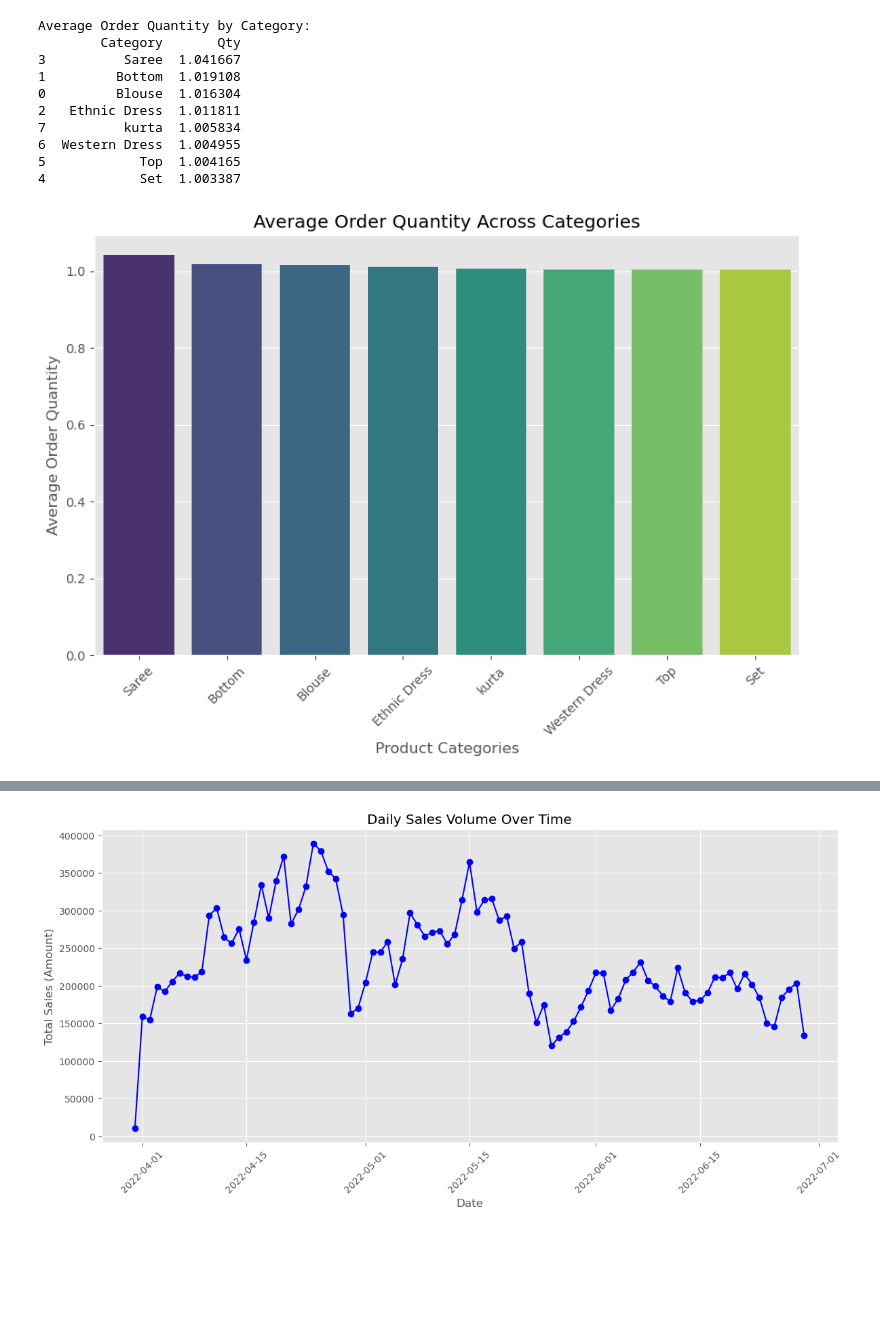
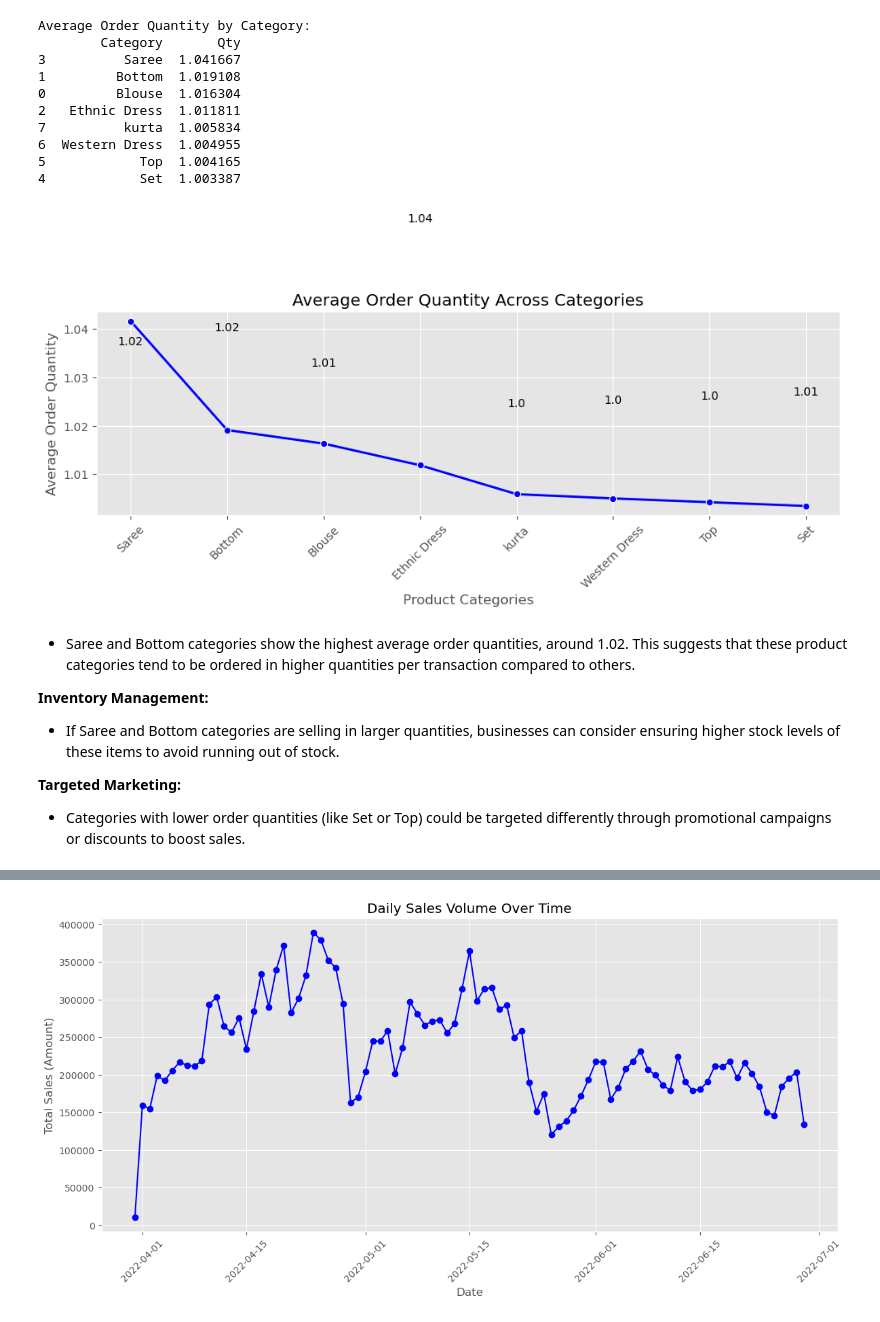
Before and after one commit to ElifSurucu/Analyzing-E-Commerce-Sales-Performance, a Jupyter notebook: Analysis_Notebook.ipynb, the cells around one changed output, grey strips where cells are left out. Cells and saved outputs as stored; diff of their text form; code cells hidden in the pictures; blank space fills up the shorter version.

```diff
--- a/Analysis_Notebook.ipynb
+++ b/Analysis_Notebook.ipynb
@@ -373,14 +420,35 @@ Average Order Quantity by Category:
 # %%
 avg_order_qty = ecommerce_data.groupby('Category')['Qty'].mean().reset_index()
 avg_order_qty = avg_order_qty.sort_values(by='Qty', ascending=False)
+
+# Create a line plot
 plt.figure(figsize=(10, 6))
-sns.barplot(x='Category', y='Qty', data=avg_order_qty, hue='Category', palette='viridis', legend=False)
+sns.lineplot(x='Category', y='Qty', data=avg_order_qty, marker='o', color='b', linewidth=2)
+
+# Add titles and labels
 plt.title("Average Order Quantity Across Categories")
 plt.xlabel("Product Categories")
 plt.ylabel("Average Order Quantity")
 
+# Rotate x-axis labels for better readability
 plt.xticks(rotation=45)
+plt.grid(True)
+
+# Annotate each point with its value
+for index, row in avg_order_qty.iterrows():
+    plt.text(row.name, row['Qty'] + 0.02, round(row['Qty'], 2), ha='center', va='bottom', fontsize=10)
+
+# Show the plot
+plt.tight_layout()
 plt.show()
 # %% [output]
-[figure, old version]
+[figure, new version]
+# %% [markdown]
+- Saree and Bottom categories show the highest average order quantities, around 1.02. This suggests that these product categories tend to be ordered in higher quantities per transaction compared to others.
+
+**Inventory Management:**
+- If Saree and Bottom categories are selling in larger quantities, businesses can consider ensuring higher stock levels of these items to avoid running out of stock.
+
+**Targeted Marketing:**
+- Categories with lower order quantities (like Set or Top) could be targeted differently through promotional campaigns or discounts to boost sales.
 # %%
```
Also changed, not shown: parts of 15 cells of this notebook.
